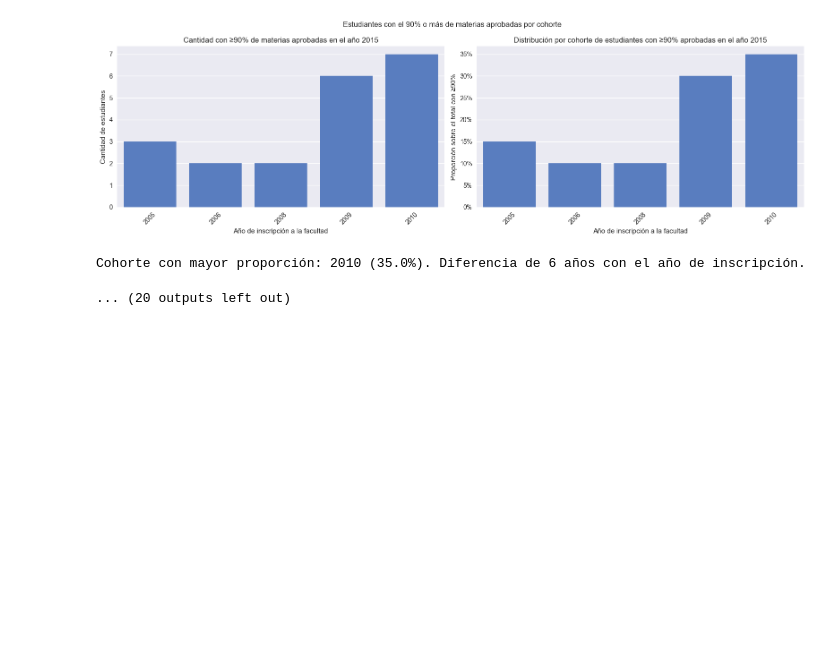
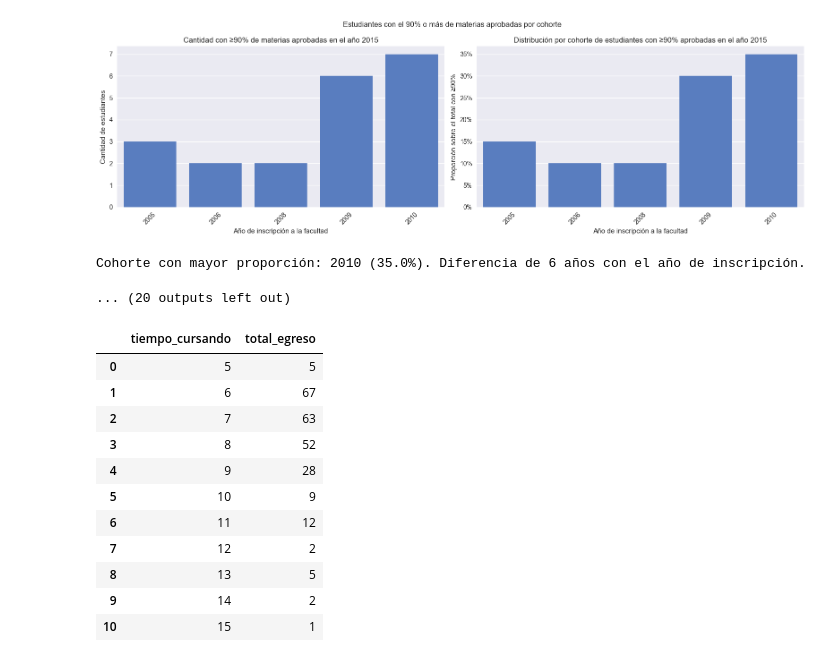
Before and after one commit to solcalloni/modelos-para-prediccion-de-abandono, a Jupyter notebook: packages/exploratory-data-analysis/FCEN_2005_2025/02-analisis_por_carrera.ipynb, the cells around one changed output. Cells and saved outputs as stored; diff of their text form; code cells hidden in the pictures; blank space fills up the shorter version.

```diff
--- a/packages/exploratory-data-analysis/FCEN_2005_2025/02-analisis_por_carrera.ipynb
+++ b/packages/exploratory-data-analysis/FCEN_2005_2025/02-analisis_por_carrera.ipynb
@@ -289,3 +289,41 @@ Cohorte con mayor proporción: 2009 (37.9%). Diferencia de 6 años con el año d
 [figure]
 Cohorte con mayor proporción: 2010 (35.0%). Diferencia de 6 años con el año de inscripción.
 ... (20 outputs left out)
+# %%
+todas_las_cohortes = []
+
+for anio in range(2014, 2020):
+    df = get_porcentaje_aprobadas(
+        carreras=['Licenciatura en Ciencias Físicas'],
+        anio=anio,
+        path_yaml='../../constants/materias_fisica.yaml'
+    )
+    df['tiempo_cursando'] = anio - df['año_inscripcion_facultad'] + 1
+    df['año_egreso'] = anio
+    todas_las_cohortes.append(df)
+
+df_todos = pd.concat(todas_las_cohortes, ignore_index=True)
+
+tabla_tiempo_cursando = (
+    df_todos[df_todos["porcentaje_materias_aprobadas"] >= 0.9].groupby('tiempo_cursando')['dni']
+    .count()
+    .reset_index()
+    .rename(columns={'dni': 'total_egreso'})
+    .sort_values('tiempo_cursando')
+    .reset_index(drop=True)
+)
+
+tabla_tiempo_cursando
+# %% [output]
+|  | tiempo_cursando | total_egreso |
+| 0 | 5 | 5 |
+| 1 | 6 | 67 |
+| 2 | 7 | 63 |
+| 3 | 8 | 52 |
+| 4 | 9 | 28 |
+| 5 | 10 | 9 |
+| 6 | 11 | 12 |
+| 7 | 12 | 2 |
+| 8 | 13 | 5 |
+| 9 | 14 | 2 |
+| 10 | 15 | 1 |
```
Also changed, not shown: parts of 2 cells of this notebook, 1 other file.
